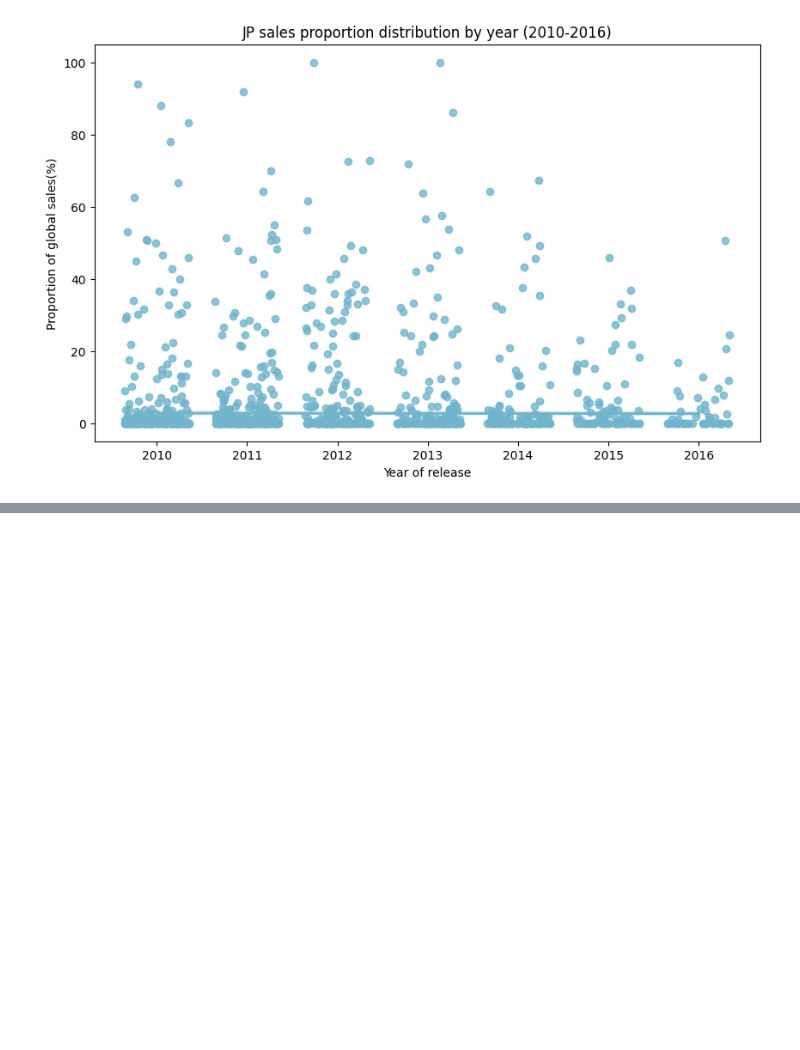
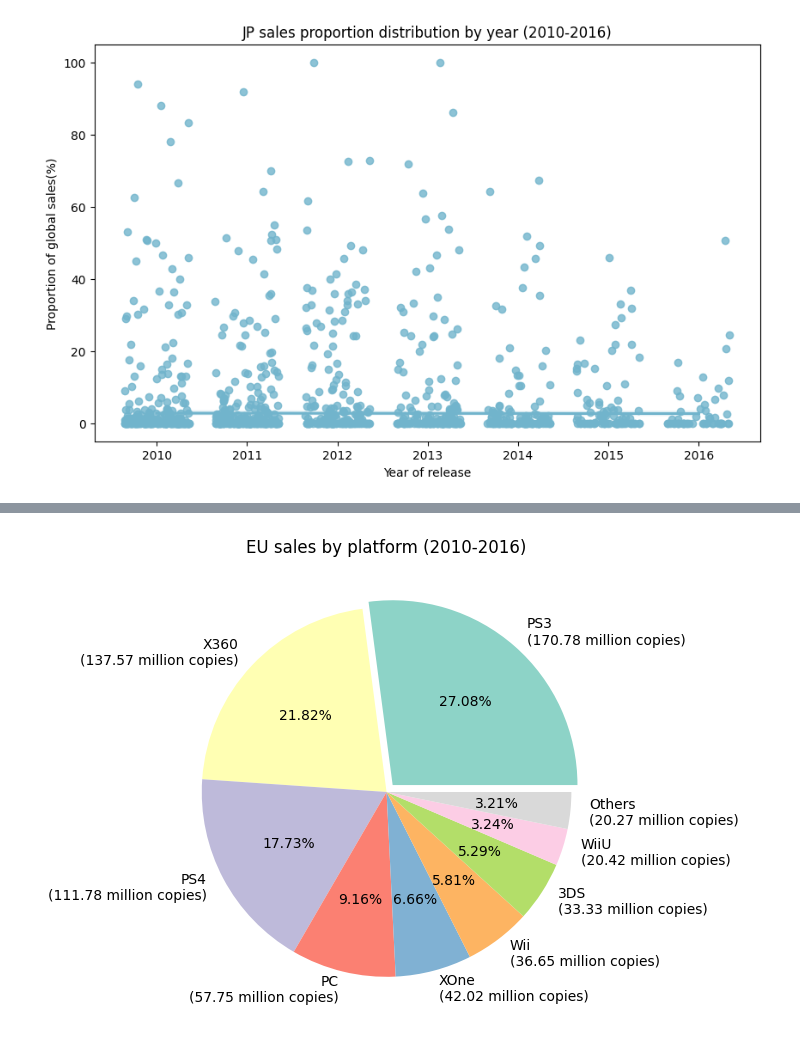
Before and after one commit to hansstanley/YongTauFoo, a Jupyter notebook: notebooks/sales_rush_kirubi.ipynb, the cells around one changed output, grey strips where cells are left out. Saved outputs shown, nothing was run; the diff lists cells and outputs as text; code cells hidden in the pictures; blank space fills up the shorter version.

Commit message:
Add rush EU platform analysis

```diff
--- a/notebooks/sales_rush_kirubi.ipynb
+++ b/notebooks/sales_rush_kirubi.ipynb
@@ -328,0 +333,8 @@ Text(0.5, 1.0, 'JP sales proportion distribution by year (2010-2016)')
+# %%
+data_eu_sales_by_platform = data_clean.copy(deep=True)
+data_eu_sales_by_platform.loc[data_clean['Platform'] == 'PS2', 'Platform'] = 'Others'
+data_eu_sales_by_platform.loc[data_clean['Platform'] == 'PSP', 'Platform'] = 'Others'
+data_eu_sales_by_platform.loc[data_clean['Platform'] == 'PSV', 'Platform'] = 'Others'
+data_eu_sales_by_platform.loc[data_clean['Platform'] == 'DS', 'Platform'] = 'Others'
+data_eu_sales_by_platform = data_eu_sales_by_platform.groupby('Platform')['EU_Sales'].sum().sort_values(ascending=False)
+data_eu_sales_by_platform
@@ -328,0 +353,15 @@ Text(0.5, 1.0, 'JP sales proportion distribution by year (2010-2016)')
+# %%
+def label_format(labels, data):
+    return [f'{label}\n({"{:.2f}".format(sales)} million copies)' for label, sales in zip(labels, data)]
+# %%
+explode = [0.] * data_eu_sales_by_platform.size
+explode[0] = 0.05
+
+plt.figure(figsize=figure_size)
+plt.pie(data_eu_sales_by_platform,
+        labels=label_format(data_eu_sales_by_platform.index.tolist(), data_eu_sales_by_platform),
+        explode=explode, colors=plt.cm.Set3.colors, autopct='%.2f%%')
+plt.title(f'EU sales by platform ({year_range})')
+plt.show()
+# %% [output]
+[figure, added]
```
Also changed, not shown: parts of 2 cells of this notebook, 1 other file.
